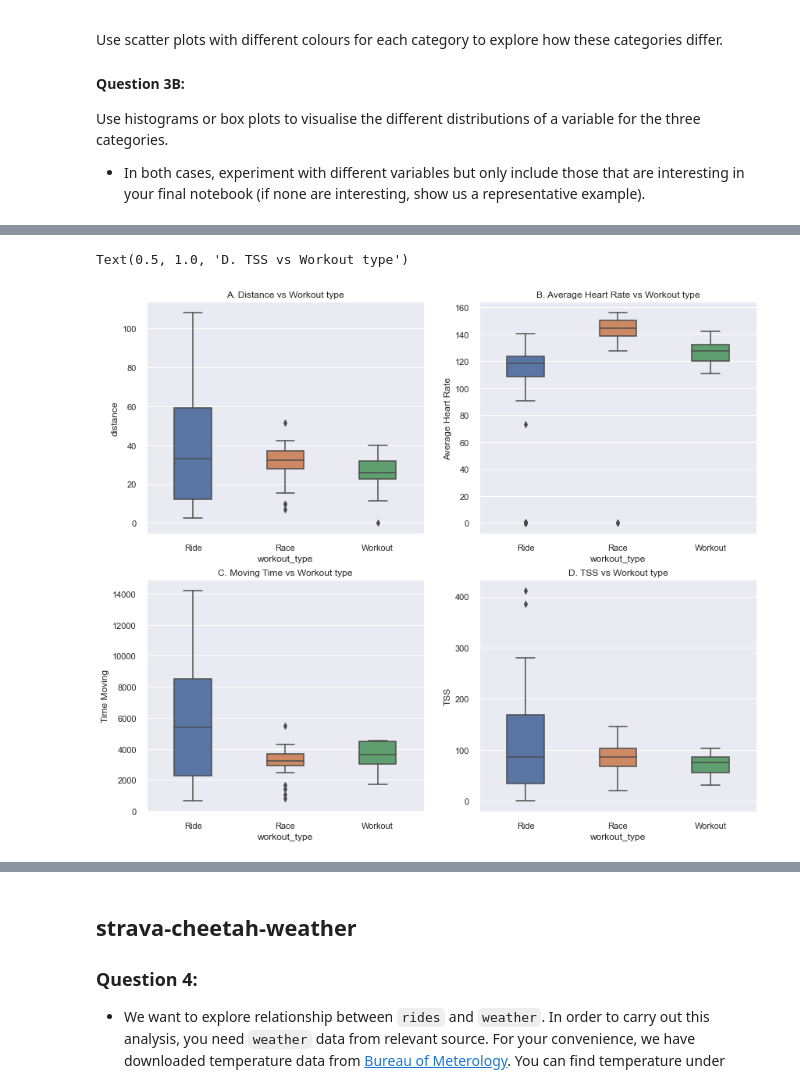
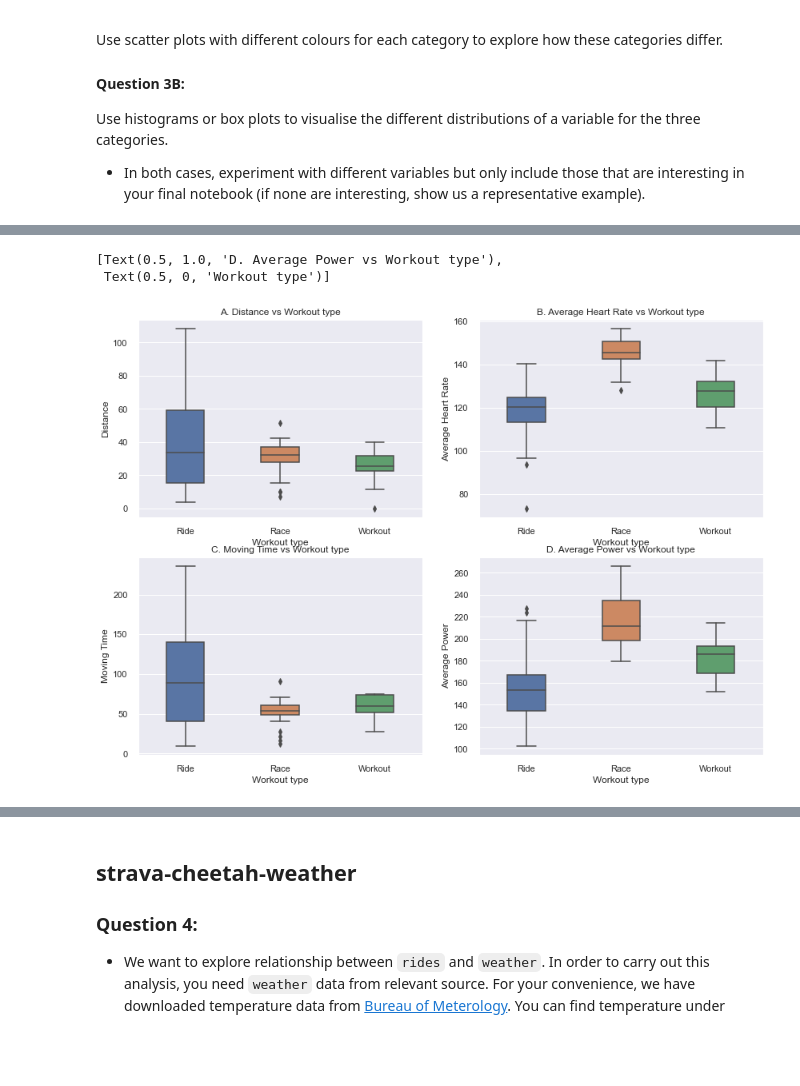
Before and after one commit to mona-piya/DS-portfolio-s1-2021-MonaMunegan, a Jupyter notebook: Portfolio 1.ipynb, the cells around one changed output, grey strips where cells are left out. Saved outputs shown, nothing was run; the diff lists cells and outputs as text; code cells hidden in the pictures; blank space fills up the shorter version.

```diff
--- a/Portfolio 1.ipynb
+++ b/Portfolio 1.ipynb
@@ -116,7 +116,7 @@ strava_n_cheetah
 1. Remove rides with no measured power (where device_watts is False) - these are commutes or MTB rides
 # %%
 #Remove rides with no measured power (where device_watts is False) - these are commutes or MTB rides
-strava_n_cheetah = strava_n_cheetah.drop(strava_n_cheetah.index[strava_n_cheetah.device_watts == False])
+strava_n_cheetah = strava_n_cheetah.drop(strava_n_cheetah.index[strava_n_cheetah.device_watts != True])
 
 #create SC_date(formate yyyy-mm-dd) from index of strava_n_cheetah
 strava_n_cheetah['Date'] = strava_n_cheetah.index
@@ -127,5 +127,8 @@ strava_n_cheetah['SC_Date'] = pd.to_datetime(strava_n_cheetah.SC_Date, format='%
 drop_cols = ['Date']
 strava_n_cheetah.drop(drop_cols, axis = 1, inplace = True)
 
-strava_n_cheetah.dtypes
+#strava_n_cheetah['device_watts'].unique()
+#strava_n_cheetah.dtypes
+
+strava_n_cheetah['SC_Date']
 # %% [output]
@@ -426,15 +412,12 @@ From the scatterplots above:
 # %%
-#Use histograms or box plots to visualise the different distributions of a variable for the three categories.
-#boxplot
-#sns.set_theme(style="ticks", palette="pastel")
-# Load the example tips dataset
-#tips = sns.load_dataset("tips")
+#Use ox plots to visualise the different distributions of a variable for the three categories.
 
-f, axes = plt.subplots(2, 2, figsize = (14, 12))
-sns.boxplot(x='workout_type', y='distance', data=strava_cheetah, width=0.4, ax=axes[0][0]).set_title('A. Distance vs Workout type')
-sns.boxplot(x='workout_type', y='Average Heart Rate', data=strava_cheetah, width=0.4, ax=axes[0][1]).set_title('B. Average Heart Rate vs Workout type')
-sns.boxplot(x='workout_type', y='Time Moving', data=strava_cheetah, width=0.4, ax=axes[1][0]).set_title('C. Moving Time vs Workout type')
-sns.boxplot(x='workout_type', y='TSS', data=strava_cheetah, width=0.4, ax=axes[1][1]).set_title('D. TSS vs Workout type')
+f, axes = plt.subplots(2, 2, figsize = (14, 10))
+sns.boxplot(x='workout_type', y='distance', data=strava_cheetah, width=0.4, ax=axes[0][0]).set(title = 'A. Distance vs Workout type', xlabel='Workout type', ylabel='Distance')
+sns.boxplot(x='workout_type', y='average_heartrate', data=strava_cheetah, width=0.4, ax=axes[0][1]).set(title = 'B. Average Heart Rate vs Workout type', xlabel='Workout type', ylabel='Average Heart Rate')
+sns.boxplot(x='workout_type', y='moving_time', data=strava_cheetah, width=0.4, ax=axes[1][0]).set(title = 'C. Moving Time vs Workout type', xlabel='Workout type', ylabel='Moving Time')
+sns.boxplot(x='workout_type', y='Average Power', data=strava_cheetah, width=0.4, ax=axes[1][1]).set(title = 'D. Average Power vs Workout type', xlabel='Workout type')
 # %% [output]
-Text(0.5, 1.0, 'D. TSS vs Workout type')
+[Text(0.5, 1.0, 'D. Average Power vs Workout type'),
+ Text(0.5, 0, 'Workout type')]
-[figure, old version]
+[figure, new version]
```
Also changed, not shown: parts of 50 cells of this notebook.
